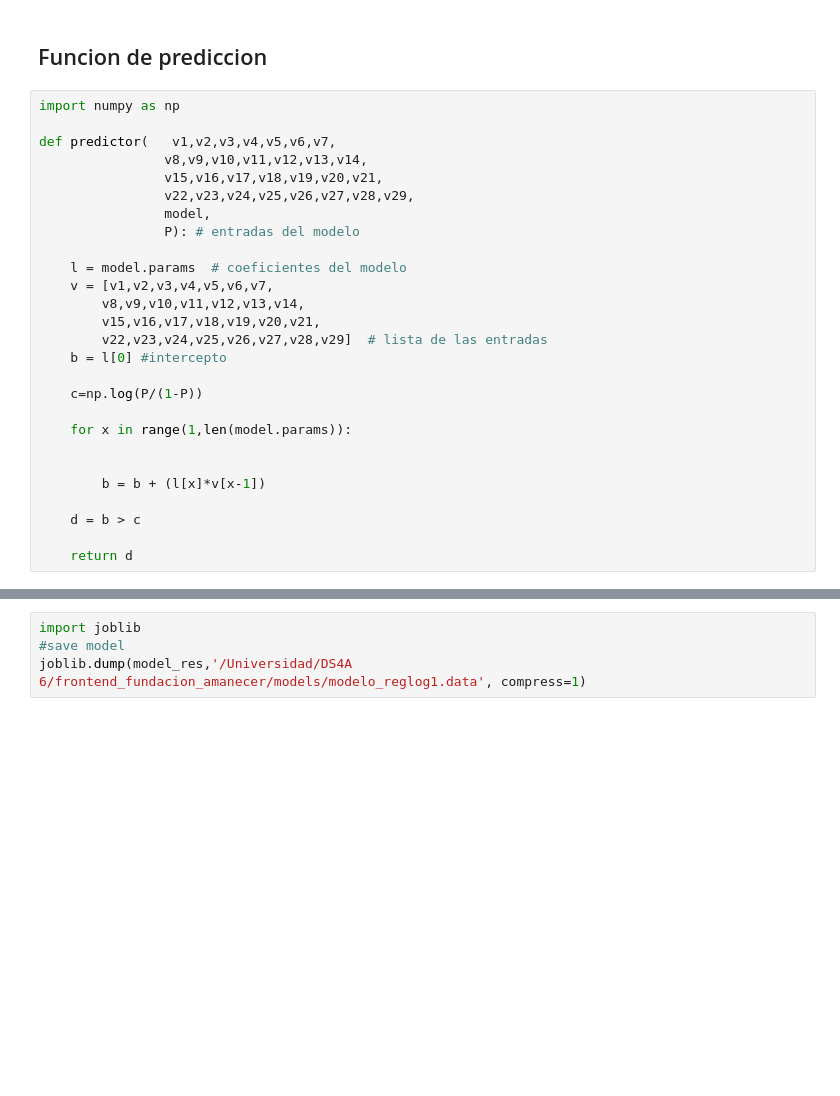
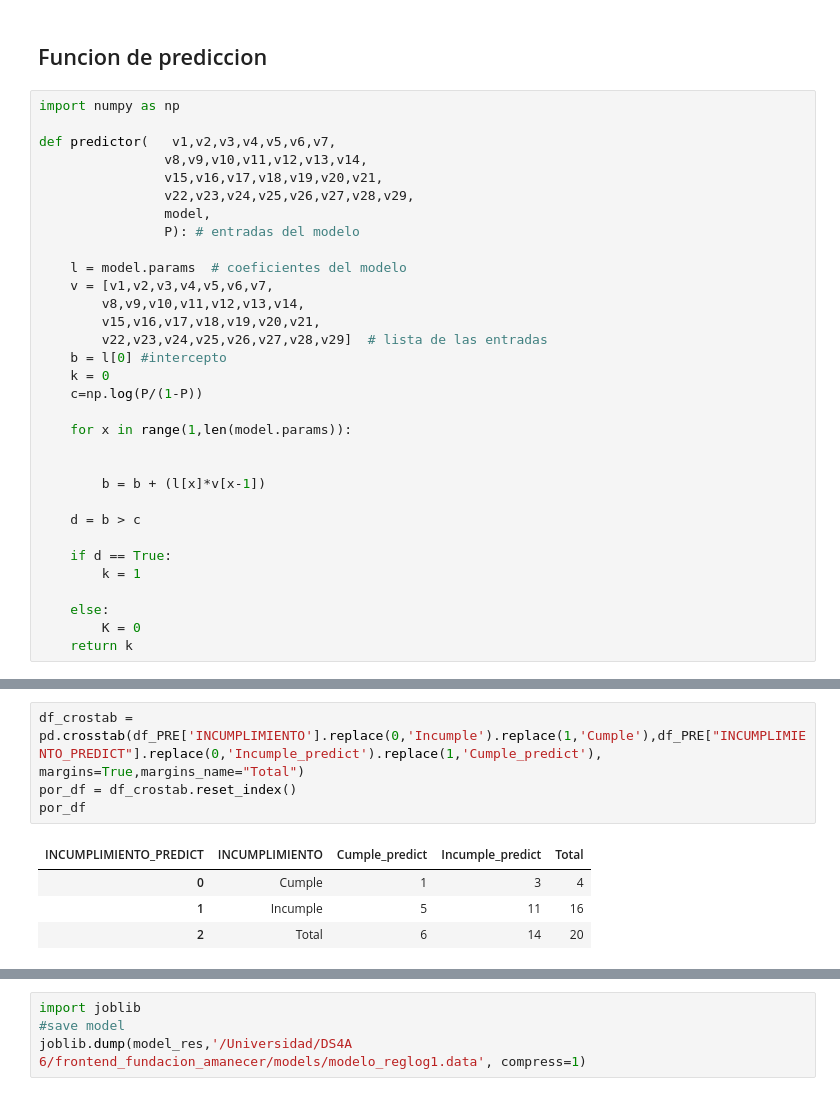
Before and after one commit to laurasandoval99/frontend_fundacion_amanecer, a Jupyter notebook: notebooks/regresion logistica 2.ipynb, the cells around one changed output, grey strips where cells are left out. Cells and saved outputs as stored; diff of their text form; blank space fills up the shorter version.

Commit message:
predictor mejorado

```diff
--- a/notebooks/regresion logistica 2.ipynb
+++ b/notebooks/regresion logistica 2.ipynb
@@ -488,7 +488,7 @@ def predictor(   v1,v2,v3,v4,v5,v6,v7,
         v15,v16,v17,v18,v19,v20,v21,
         v22,v23,v24,v25,v26,v27,v28,v29]  # lista de las entradas
     b = l[0] #intercepto
-
+    k = 0
     c=np.log(P/(1-P))
 
     for x in range(1,len(model.params)):
@@ -498,7 +498,12 @@ def predictor(   v1,v2,v3,v4,v5,v6,v7,
 
     d = b > c
 
-    return d
+    if d == True:
+        k = 1
+
+    else:
+        K = 0
+    return k
 # %%
 df_PRE = df_n.sample(20).copy()
 
@@ -559,0 +565,9 @@ resultado
+# %%
+df_crostab = pd.crosstab(df_PRE['INCUMPLIMIENTO'].replace(0,'Incumple').replace(1,'Cumple'),df_PRE["INCUMPLIMIENTO_PREDICT"].replace(0,'Incumple_predict').replace(1,'Cumple_predict'), margins=True,margins_name="Total")
+por_df = df_crostab.reset_index()
+por_df
+# %% [output]
+| INCUMPLIMIENTO_PREDICT | INCUMPLIMIENTO | Cumple_predict | Incumple_predict | Total |
+| 0 | Cumple | 1 | 3 | 4 |
+| 1 | Incumple | 5 | 11 | 16 |
+| 2 | Total | 6 | 14 | 20 |
```
Also changed, not shown: parts of 7 cells of this notebook, 7 other files.
